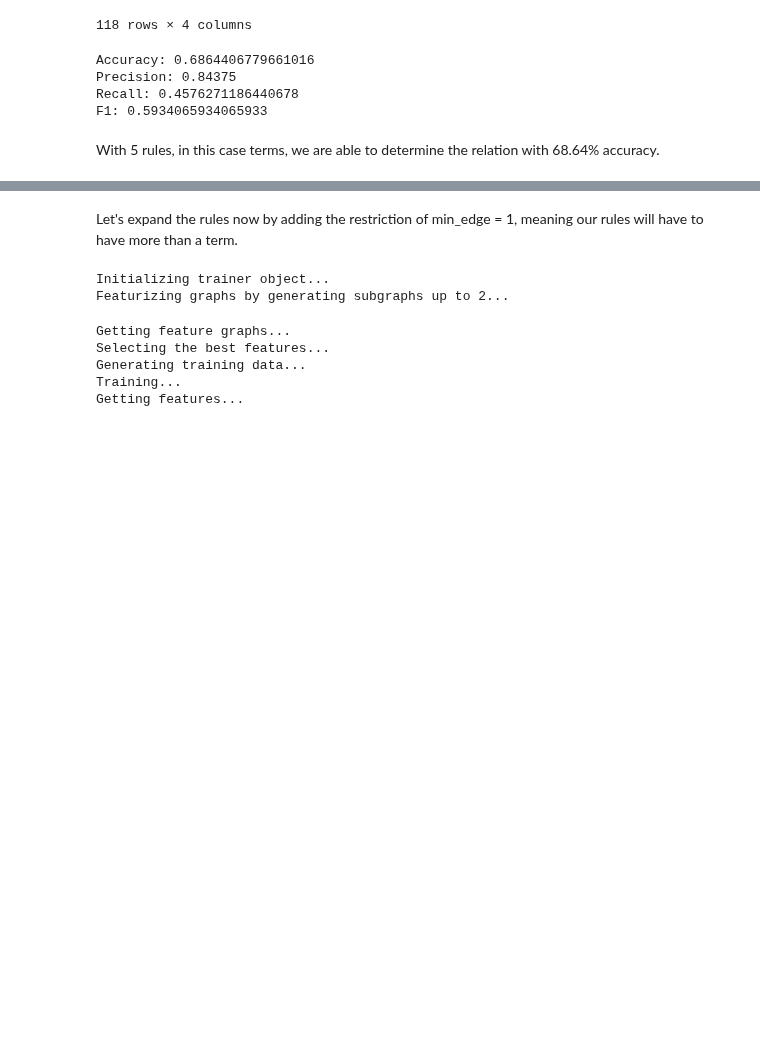
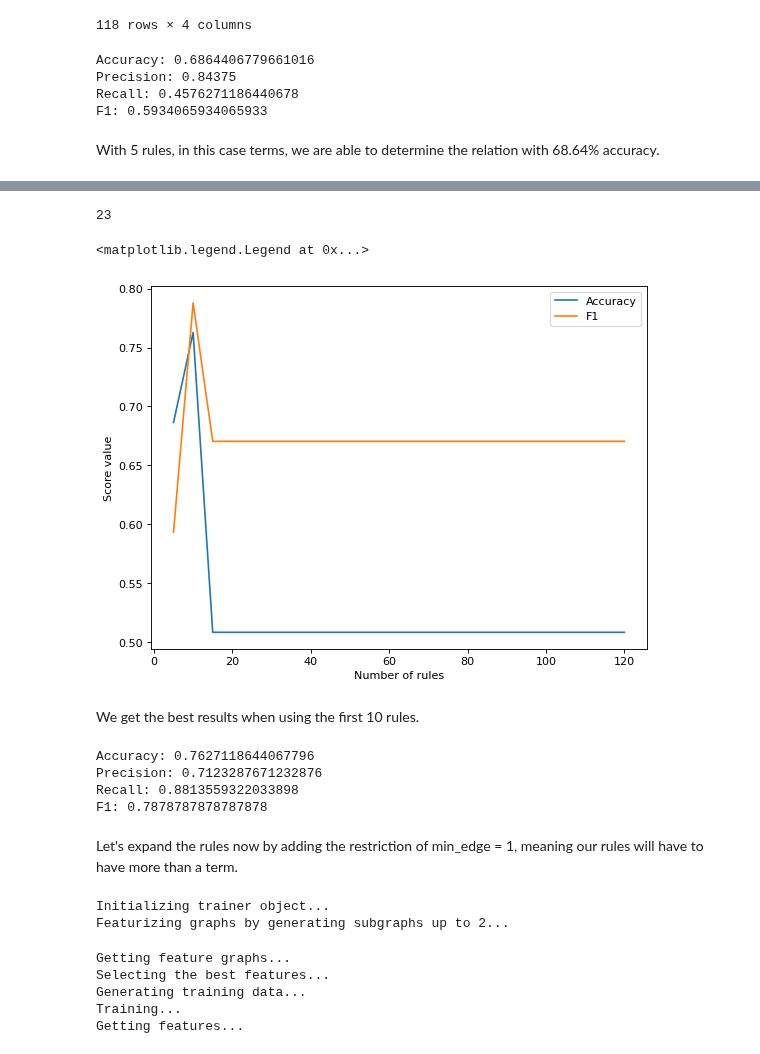
Before and after one commit to anaterovic/NLP, a Jupyter notebook: docs/milestone3_graphs.ipynb, the cells around one changed output, grey strips where cells are left out. Cells and saved outputs as stored; diff of their text form; code cells hidden in the pictures; blank space fills up the shorter version.

Commit message:
full sentence further analysis

```diff
--- a/docs/milestone3_graphs.ipynb
+++ b/docs/milestone3_graphs.ipynb
@@ -349,0 +387,27 @@ With 5 rules, in this case terms, we are able to determine the relation with 68.
+# %%
+def get_validation_df(ruleset, df):
+    duos = []
+    for graph in df.graph:
+        duo= list(evaluator.annotate(graph, ruleset.to_list()))
+        if len(duo) != 0:
+            duos.append([duo[0]['relation'], duo[0]['token']])
+        else:
+            duos.append(["not", "-"])
+
+    d = {
+                "Sentence": df.text.tolist(),
+                "True label": df.label.tolist(),
+                "Predicted label": [duo[0] for duo in duos],
+                "Matched term": [duo[1] for duo in duos],
+    }
+    return pd.DataFrame(data=d)
+# %%
+evaluations = []
+for i in range (1, len(rules), 5):
+    rule_subset = rules[0:i*5]
+    ruleset = RuleSet(rule_subset)
+    df = get_validation_df(ruleset, treat_val)
+    acc, precision, recall, f1 = evalute_ruleset(df)
+    evaluations.append([acc, precision, recall, f1])
+# %%
+df_eval = pd.DataFrame(evaluations, columns=['Accuracy', 'Precision', 'Recall', 'F1'])
@@ -350,3 +434,32 @@ With 5 rules, in this case terms, we are able to determine the relation with 68.
+# %%
+len(range(5, len(rules), 5))
+# %% [output]
+23
+# %%
+import matplotlib.pyplot as plt
+from matplotlib.pyplot import figure
+
+figure(figsize=(8, 6), dpi=80)
+plt.plot(range(5, len(rules)+5, 5), df_eval["Accuracy"])
+plt.plot(range(5, len(rules)+5, 5), df_eval["F1"])
+plt.xlabel("Number of rules")
+plt.ylabel("Score value")
+plt.legend(['Accuracy', 'F1'])
+# %% [output]
+<matplotlib.legend.Legend at 0x...>
+[figure, added]
+# %% [markdown]
+We get the best results when using the first 10 rules.
+# %%
+print("Accuracy: "+str(evaluations[1][0]))
+print("Precision: "+str(evaluations[1][1]))
+print("Recall: "+str(evaluations[1][2]))
+print("F1: "+str(evaluations[1][3]))
+# %% [output]
+Accuracy: 0.7627118644067796
+Precision: 0.7123287671232876
+Recall: 0.8813559322033898
+F1: 0.7878787878787878
 # %% [markdown]
 Let's expand the rules now by adding the restriction of min_edge = 1, meaning our rules will have to have more than a term.
 # %%
```
Also changed, not shown: parts of 18 cells of this notebook.
